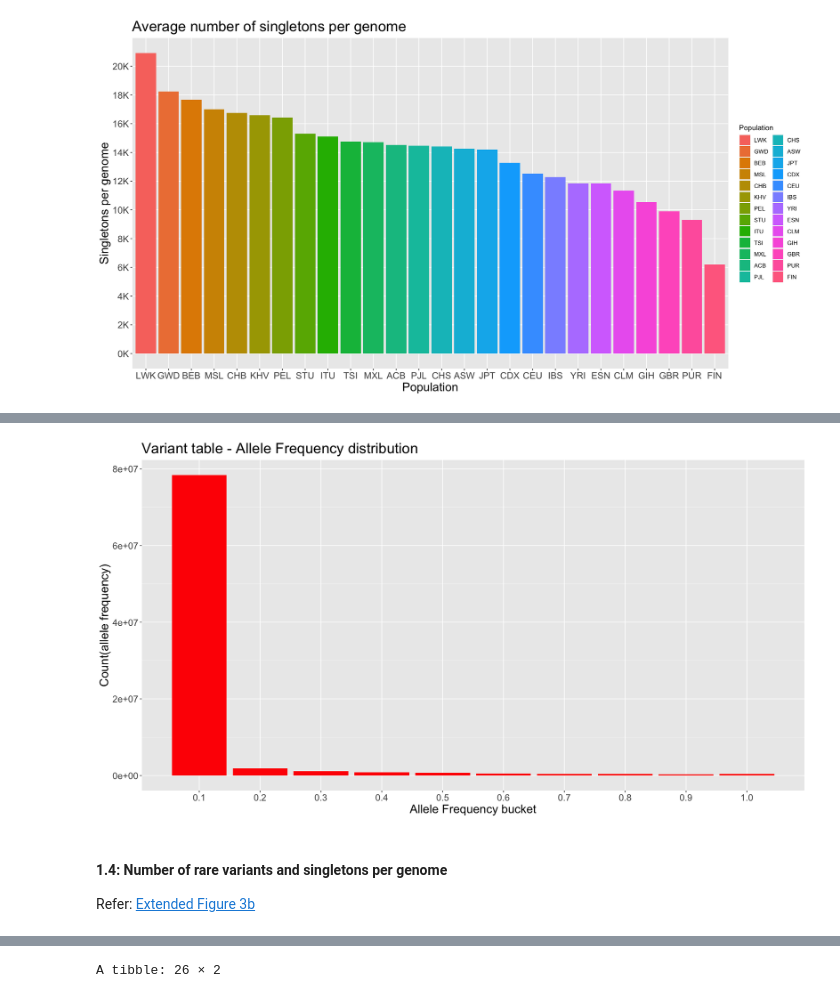
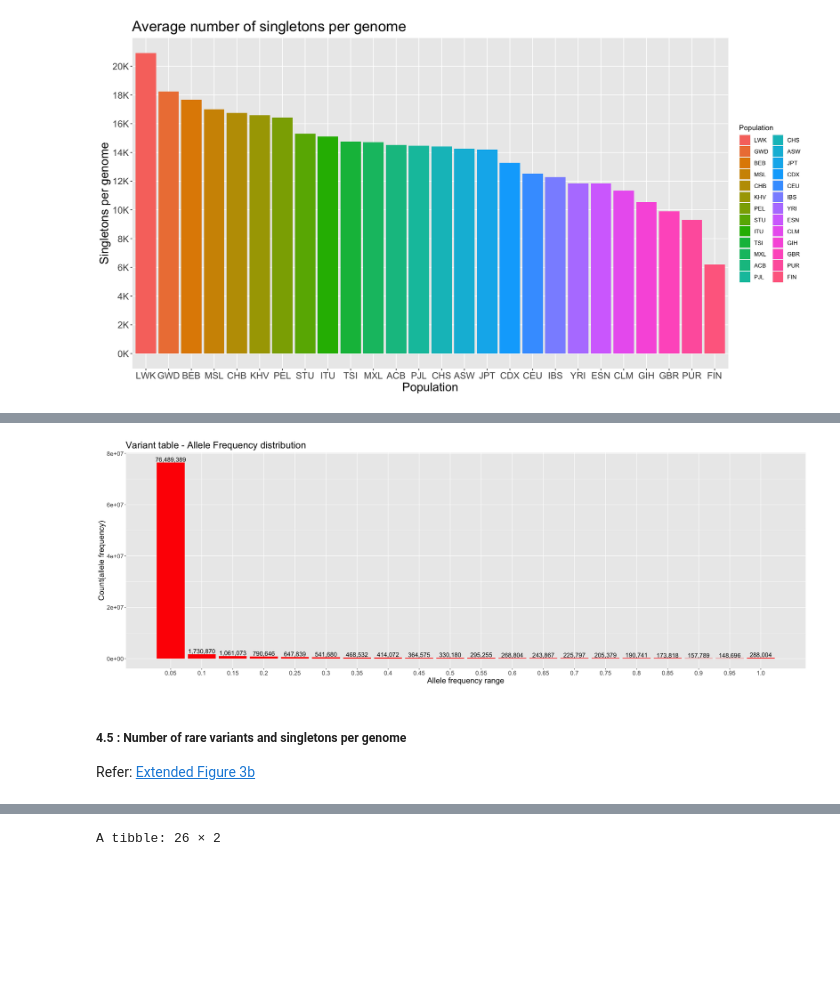
Before and after one commit to StanfordBioinformatics/variant-analysis-on-bigquery, a Jupyter notebook: 1000g_Analysis.ipynb, the cells around one changed output, grey strips where cells are left out. Cells and saved outputs as stored; diff of their text form; code cells hidden in the pictures; blank space fills up the shorter version.

```diff
--- a/1000g_Analysis.ipynb
+++ b/1000g_Analysis.ipynb
@@ -330,18 +303,26 @@ A tibble: 10 × 2
 # %%
+#Runtime - 0.4s
+
+##REMOVING FIRST ROW - AF=0
 #Make plots wider on jupyter notebooks
-options(repr.plot.width=15, repr.plot.height=8)
+options(repr.plot.width=23, repr.plot.height=8)
+
+#Removing AF=0 row
+af_mod = af[-1,]
 
 #Generating the graph for variant tables
-ggplot(af, aes(x=AF_bucket, y=AF_Count))+
+ggplot(af_mod, aes(x=AF_bucket, y=AF_Count))+
 geom_bar(stat = "identity",fill="red")+
-labs(title = "Variant table - Allele Frequency distribution",x = "Allele Frequency bucket",y = "Count(allele frequency)")+
+labs(title = "Variant table - Allele Frequency distribution",x = "Allele frequency range",y = "Count(allele frequency)")+
 theme(plot.title = element_text(size=22),axis.text=element_text(size=14),axis.title=element_text(size=18),
       legend.title = element_blank(),legend.text = element_blank())+
-scale_x_continuous(breaks=c(1,2,3,4,5,6,7,8,9,10), minor_breaks=NULL,labels=c("0.1", "0.2", "0.3", "0.4", "0.5","0.6","0.7","0.8","0.9","1.0"))
+scale_x_continuous(breaks=c(1,2,3,4,5,6,7,8,9,10,11,12,13,14,15,16,17,18,19,20), minor_breaks=NULL,labels=c("0.05","0.1","0.15", "0.2", "0.25", "0.3", "0.35", "0.4", "0.45",
+      "0.5", "0.55", "0.6", "0.65", "0.7", "0.75", "0.8", "0.85", "0.9", "0.95","1.0"))+
+geom_text(aes(label = scales::comma(AF_Count)),vjust=-0.2,size=5)
 # %% [output]
-[figure, old version]
+[figure, new version]
 # %% [markdown]
-#### 1.4: Number of rare variants and singletons per genome <br>
+##### 4.5 : Number of rare variants and singletons per genome <br>
 Refer: [Extended Figure 3b](https://www.nature.com/articles/nature15393/figures/7)
 # %%
 #Compute the number of rare variants and singletons per genome
```
Also changed, not shown: parts of 36 cells of this notebook.
